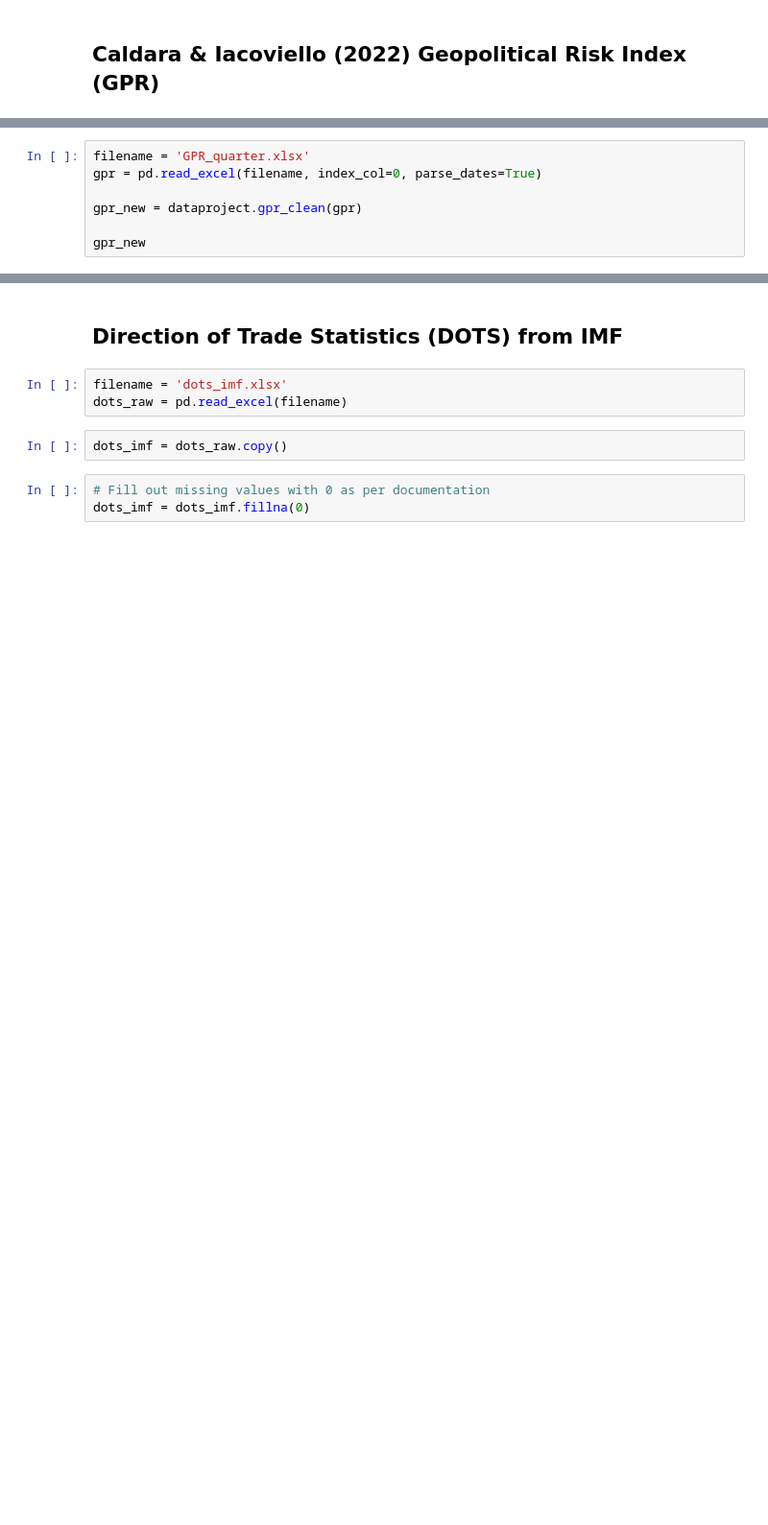
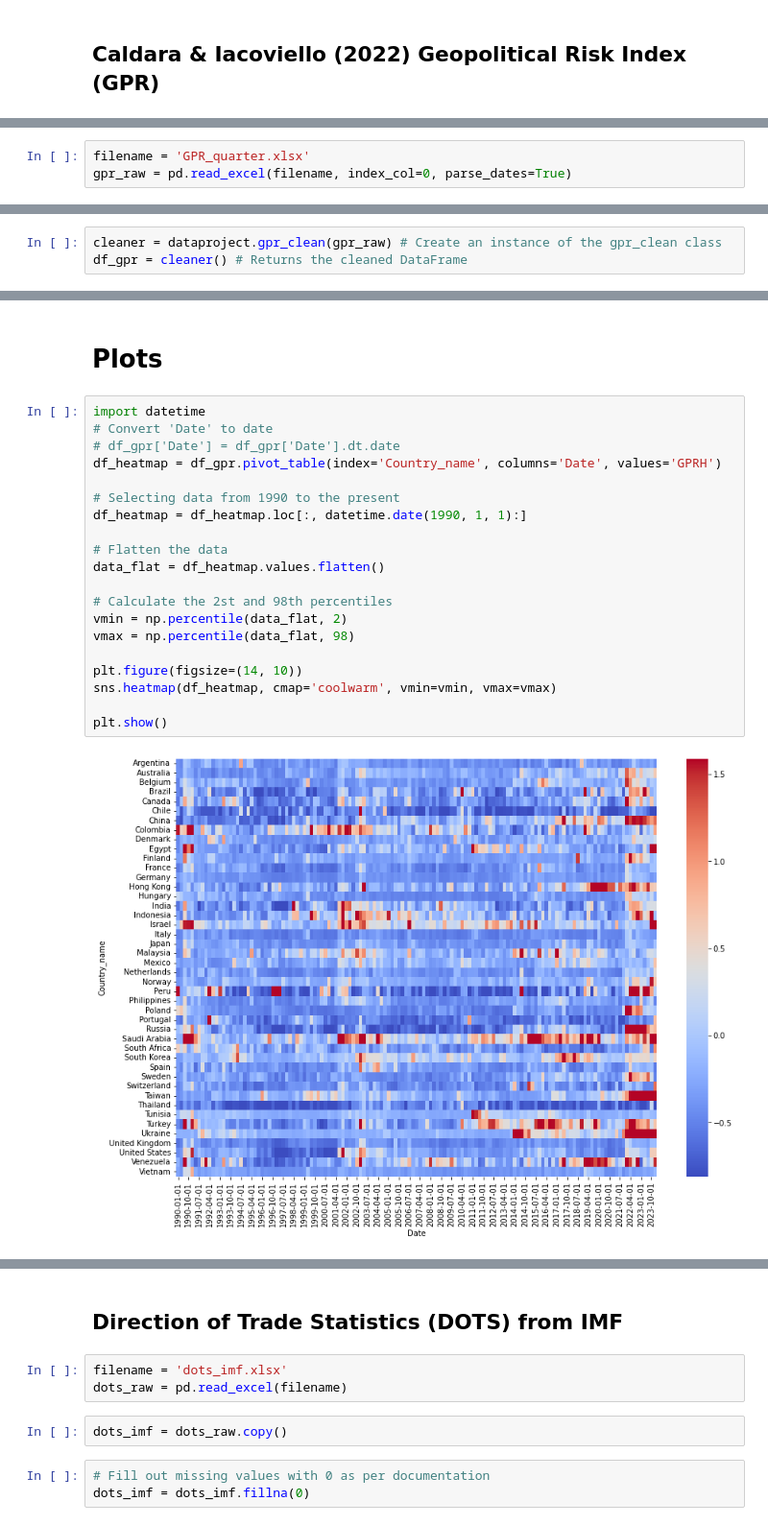
Before and after one commit to NumEconCopenhagen/projects-2024-mikkel-thomas, a Jupyter notebook: dataproject/dataproject.ipynb, the cells around one changed output, grey strips where cells are left out. Shown at 96% size. Drawn from its saved outputs; the diff is of its cells as text; blank space fills up the shorter version.

```diff
--- a/dataproject/dataproject.ipynb
+++ b/dataproject/dataproject.ipynb
@@ -31,7 +25,3 @@ Import your data, either through an API or manually, and load it.
 # %%
 filename = 'GPR_quarter.xlsx'
-gpr = pd.read_excel(filename, index_col=0, parse_dates=True)
-
-gpr_new = dataproject.gpr_clean(gpr)
-
-gpr_new
+gpr_raw = pd.read_excel(filename, index_col=0, parse_dates=True)
@@ -39,0 +28,3 @@ gpr_new
+# %%
+cleaner = dataproject.gpr_clean(gpr_raw) # Create an instance of the gpr_clean class
+df_gpr = cleaner() # Returns the cleaned DataFrame
@@ -95,0 +134,24 @@ gpr_long = standardize_gpr(gpr_long, 'Country_name', 'GPRH')
+# %% [markdown]
+# Plots
+# %%
+import datetime
+# Convert 'Date' to date
+# df_gpr['Date'] = df_gpr['Date'].dt.date
+df_heatmap = df_gpr.pivot_table(index='Country_name', columns='Date', values='GPRH')
+
+# Selecting data from 1990 to the present
+df_heatmap = df_heatmap.loc[:, datetime.date(1990, 1, 1):]
+
+# Flatten the data
+data_flat = df_heatmap.values.flatten()
+
+# Calculate the 2st and 98th percentiles
+vmin = np.percentile(data_flat, 2)
+vmax = np.percentile(data_flat, 98)
+
+plt.figure(figsize=(14, 10))
+sns.heatmap(df_heatmap, cmap='coolwarm', vmin=vmin, vmax=vmax)
+
+plt.show()
+# %% [output]
+[figure, added]
```
Also changed, not shown: parts of 42 cells of this notebook, 1 other file.
